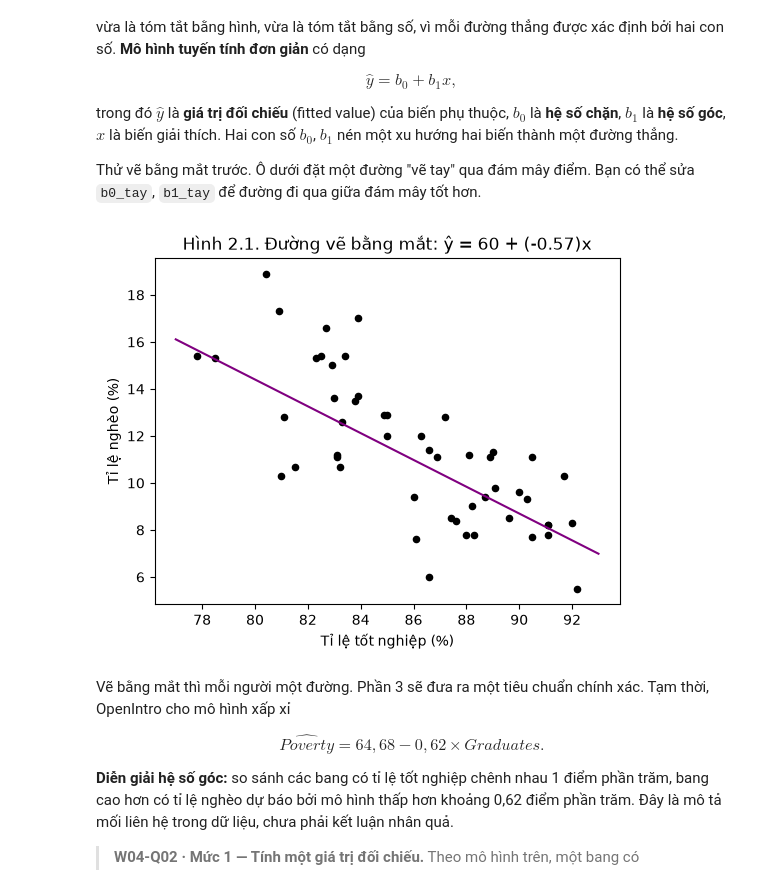
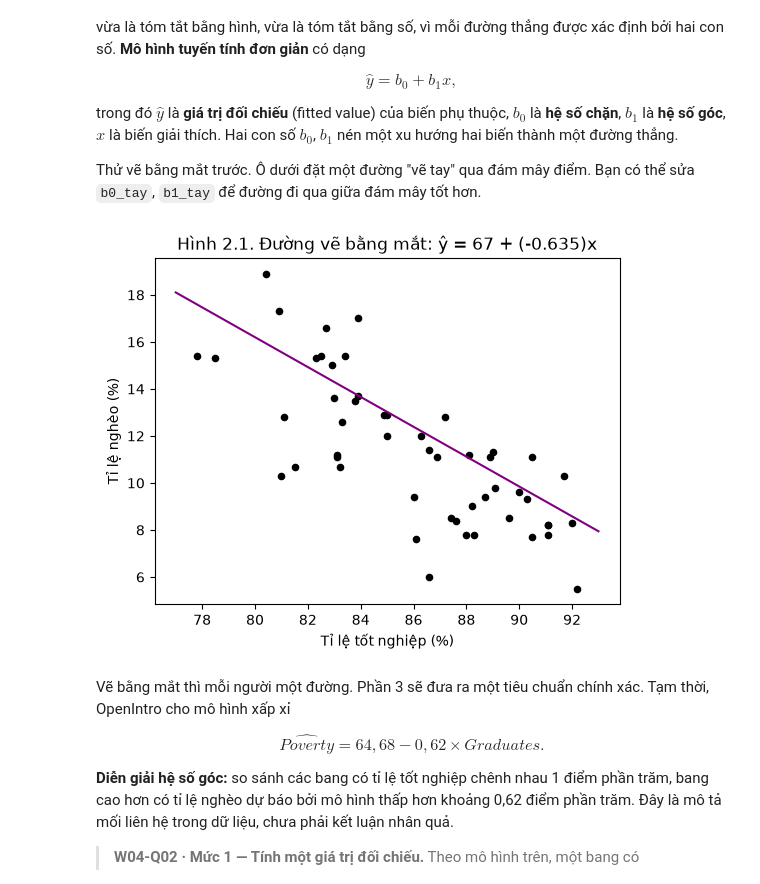
Before and after one commit to h2bach/UET.MAT1052-Labs-Materials, a Jupyter notebook: W4_TuongQuanVaHoiQuyTuyenTinh.ipynb, the cells around one changed output. Cells and saved outputs as stored; diff of their text form; code cells hidden in the pictures.

```diff
--- a/W4_TuongQuanVaHoiQuyTuyenTinh.ipynb
+++ b/W4_TuongQuanVaHoiQuyTuyenTinh.ipynb
@@ -270,18 +303,18 @@ trong đó $\hat y$ là **giá trị đối chiếu** (fitted value) của biế
 Thử vẽ bằng mắt trước. Ô dưới đặt một đường "vẽ tay" qua đám mây điểm. Bạn có thể sửa `b0_tay`, `b1_tay` để đường đi qua giữa đám mây tốt hơn.
 # %%
 # Thử thay đổi: một đường thẳng vẽ bằng mắt
-b0_tay = 60
-b1_tay = -0.57
+b0_tay = 67
+b1_tay = -0.635
 
 fig, ax = plt.subplots(figsize=(6, 4.5))
 ax.scatter(poverty["Graduates"], poverty["Poverty"], s=20, color="black")
 luoi = np.linspace(77, 93, 50)
 ax.plot(luoi, b0_tay + b1_tay * luoi, color="purple")
 ax.set(xlabel="Tỉ lệ tốt nghiệp (%)", ylabel="Tỉ lệ nghèo (%)",
        title=f"Hình 2.1. Đường vẽ bằng mắt: ŷ = {b0_tay} + ({b1_tay})x")
 plt.show()
 # %% [output]
-[figure, old version]
+[figure, new version]
 # %% [markdown]
 Vẽ bằng mắt thì mỗi người một đường. Phần 3 sẽ đưa ra một tiêu chuẩn chính xác. Tạm thời, OpenIntro cho mô hình xấp xỉ
 
```
Also changed, not shown: parts of 19 cells of this notebook, 5 other files.
